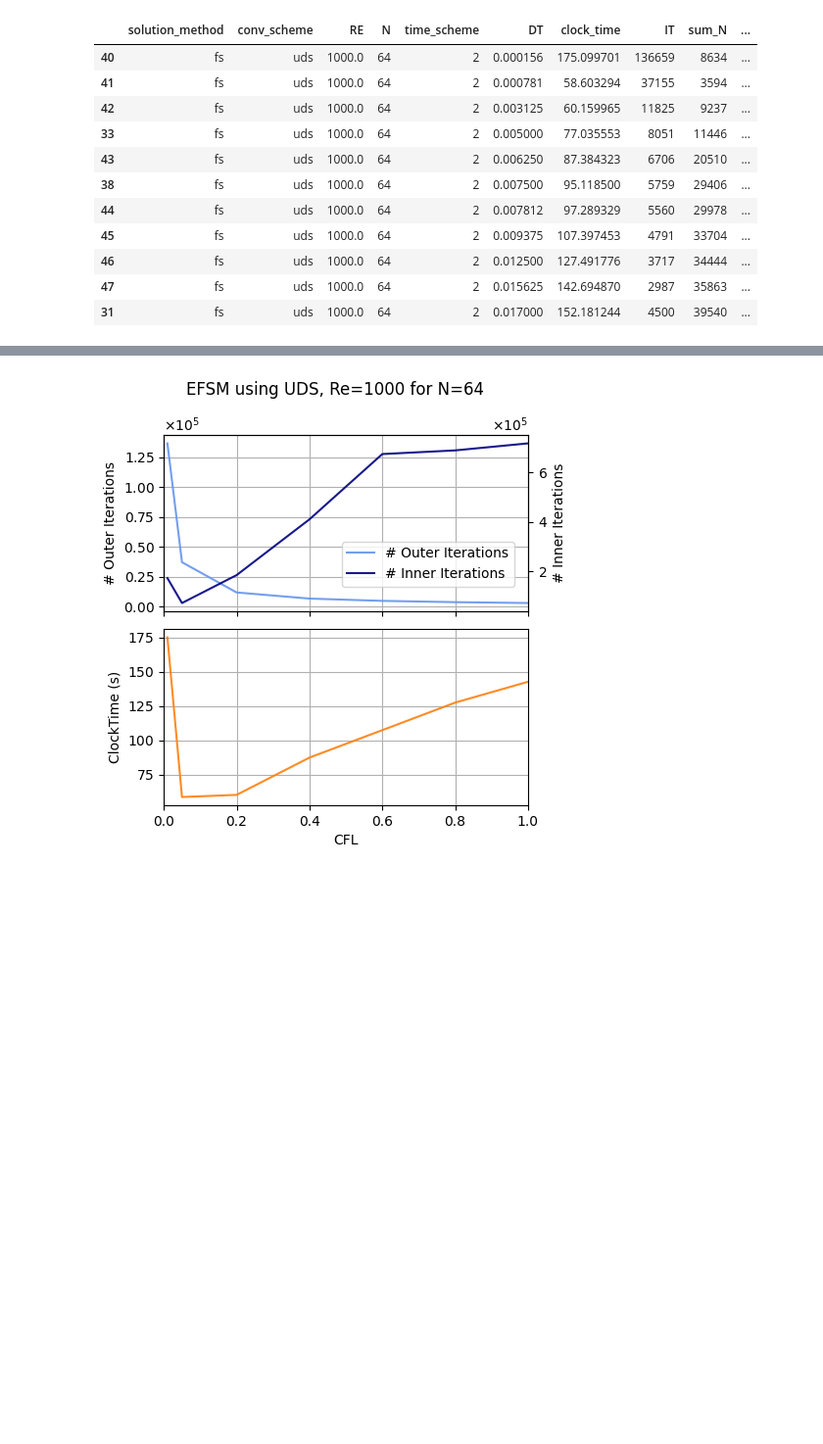
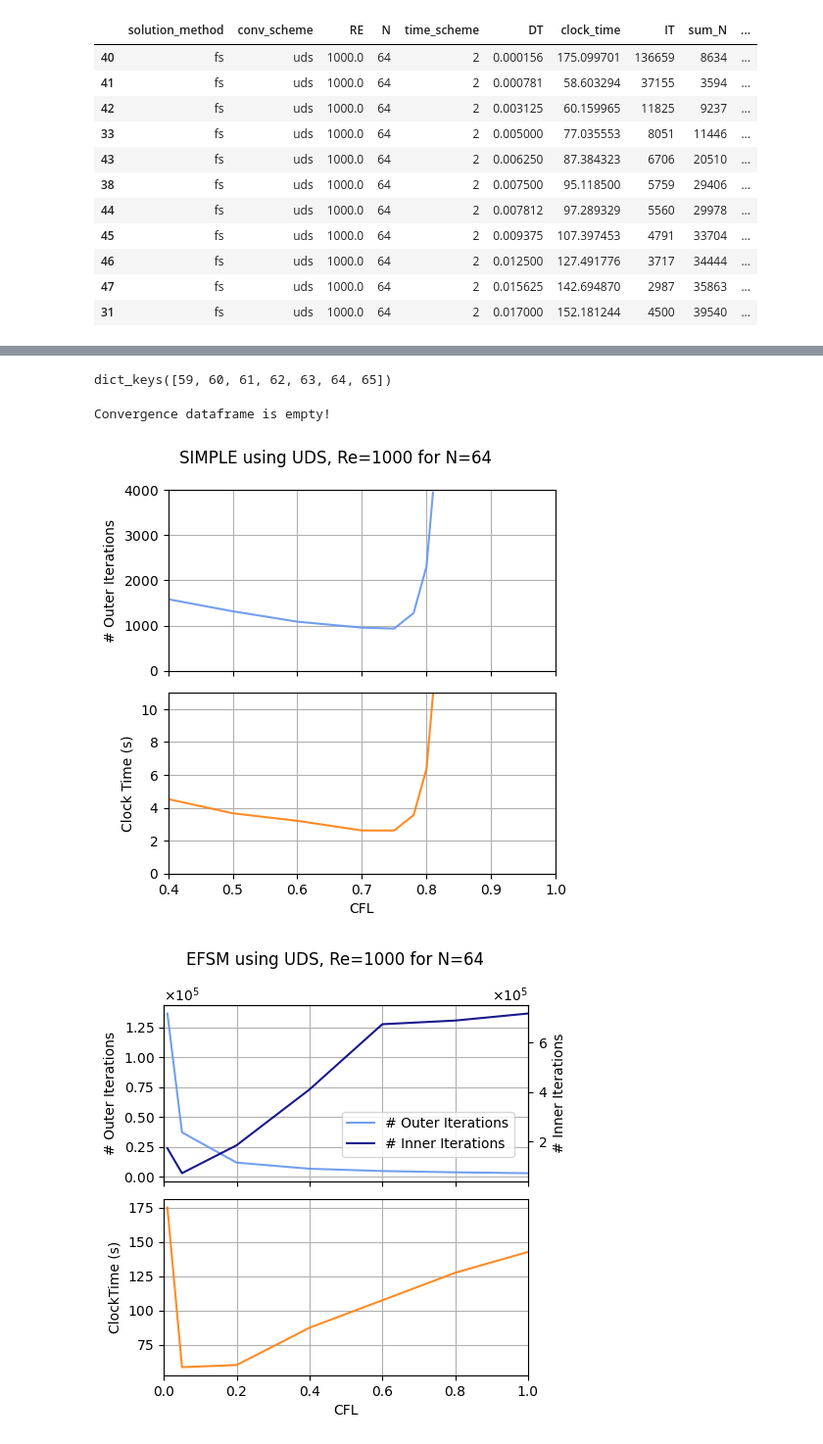
Before and after one commit to annashens/ME663-project, a Jupyter notebook: postprocess/6_cfl_urf.ipynb, the cells around one changed output, grey strips where cells are left out. Shown at 98% size. Cells and saved outputs as stored; diff of their text form; code cells hidden in the pictures; blank space fills up the shorter version.

Commit message:
more cases

```diff
--- a/postprocess/6_cfl_urf.ipynb
+++ b/postprocess/6_cfl_urf.ipynb
@@ -120,0 +121,9 @@ fig.tight_layout(pad=1)
+# %%
+importlib.reload(helpers)
+CavityCase = helpers.CavityCase
+CaseManager = helpers.CaseManager
+simple_group=CaseManager([59,60,61,62,63, 64,65,66], solution_method="SIMPLE", N=64, conv_scheme="uds", RE=1000)
+# %%
+simple_group.cases.keys()
+# %% [output]
+dict_keys([59, 60, 61, 62, 63, 64, 65])
@@ -121 +132,49 @@ fig.tight_layout(pad=1)
+# %%
+case_df = pd.read_excel("cases.xlsx")
+case_df.head()
+
+fig, axes = plt.subplots(2, 1, figsize=(5, 5), sharex=True)
+time_scheme_dict = {1: "Explicit Euler", 2: "AB2"}
+
+
+for ax in [axes[0], axes[1], ax0_copy]:
+    ax.yaxis.set_major_formatter(ScalarFormatter(useMathText=True))
+    ax.set_xlim(0.4,1.0)
+
+# --- get first group only ---
+group=simple_group
+meta_df =  group.compare_meta()
+DX = 1 / meta_df['N']
+
+label_outer = f"# Outer Iterations"
+label_inner = "# Inner Iterations"
+
+# Plot on main axis
+case_df_slice = case_df[case_df["case"].isin(list(simple_group.cases.keys()))].copy().sort_values(by="URFU")
+IT=case_df[case_df["case"].isin(list(simple_group.cases.keys()))]['IT']
+
+l1, = axes[0].plot(case_df_slice['URFU'], case_df_slice["IT"], '-',label=label_outer, alpha=0.9, linewidth=1.5, color="cornflowerblue", zorder=2)
+# Plot on twin axis
+
+# Plot on second subplot
+l3, = axes[1].plot(case_df_slice['URFU'], case_df_slice["clock_time"], label="Clock Time", alpha=0.9, linewidth=1.5, color="C1")
+
+# Formatting
+axes[0].set_ylabel("# Outer Iterations")
+# axes[0].ticklabel_format(style='sci', axis='y', scilimits=(0,0))
+
+axes[1].set_ylabel("Clock Time (s)")
+axes[1].set_xlabel("CFL")
+axes[0].grid()
+axes[1].grid()
+
+axes[0].set_ylim(0,4000)
+axes[1].set_ylim(0,11)
+fig.subplots_adjust(wspace=0.35)
+fig.suptitle("SIMPLE using UDS, Re=1000 for N=64")
+
+fig.tight_layout(pad=1)
+# %% [output]
+Convergence dataframe is empty!
+[figure, added]
 # %%
```
Also changed, not shown: parts of 4 cells of this notebook, 20 other files.
